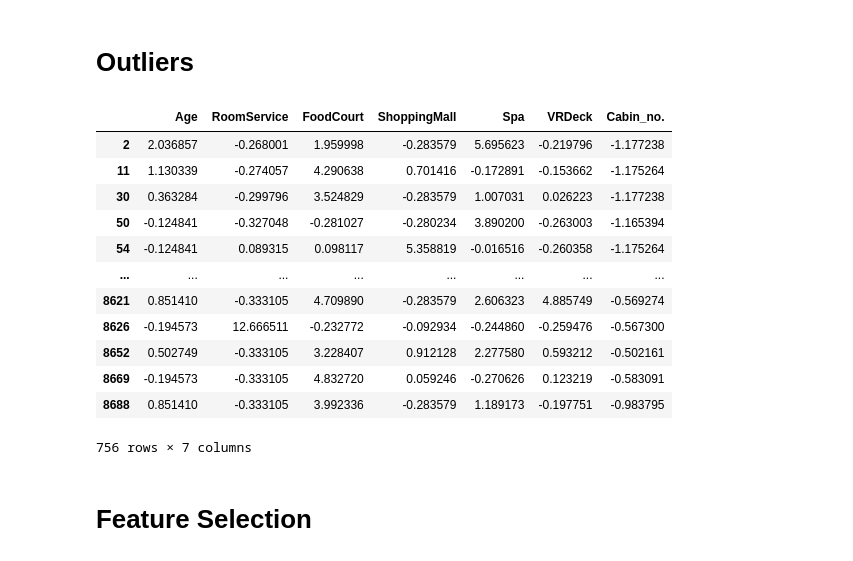
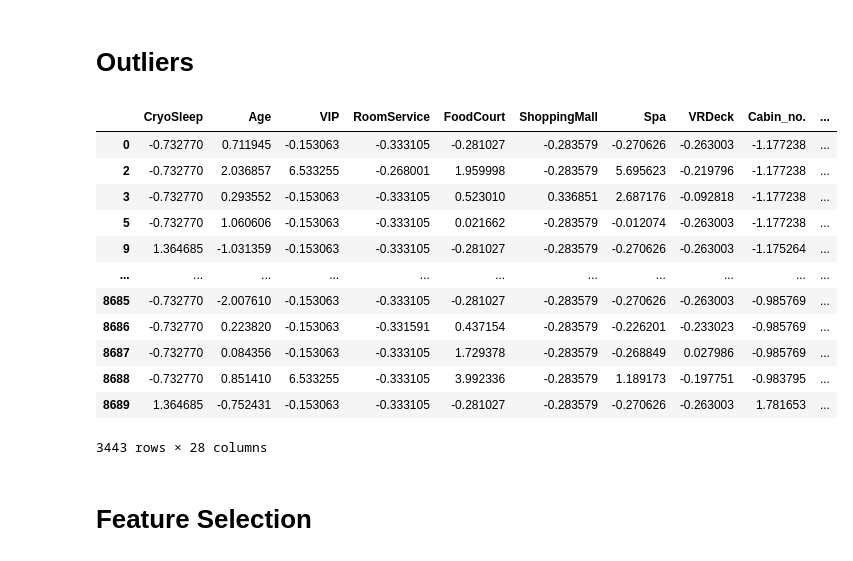
Before and after one commit to taaha/Classification-Spaceship-Titanic, a Jupyter notebook: classification-spaceship-titanic.ipynb, the cells around one changed output. Drawn from its saved outputs; the diff is of its cells as text; code cells hidden in the pictures.

```diff
--- a/classification-spaceship-titanic.ipynb
+++ b/classification-spaceship-titanic.ipynb
@@ -318,0 +340,4 @@ dtype: int64
+# %%
+data['Passenger_group'] = pd.to_numeric(data['Passenger_group'])
+data['Passennger_no._in_group'] = pd.to_numeric(data['Passennger_no._in_group'])
+data.head()
@@ -318,0 +351,16 @@ dtype: int64
+# %%
+temp=data.drop(['Transported', 'firstname', 'last_name'], axis=1)
+
+print("columns before one hot encoding", data.shape[1])
+temp=pd.get_dummies(temp)
+
+#dummies_frame = pd.get_dummies(X_data)
+#X_submit=X_submit.reindex(columns = dummies_frame.columns, fill_value=0)
+#X_test=pd.get_dummies(X_test)
+
+conc = pd.concat([temp, data[['firstname', 'last_name', 'Transported']]], axis="columns")
+print("columns after one hot encoding", conc.shape[1])
+
+data = conc
+#conc.columns
+data.head()
@@ -321,26 +399,26 @@ dtype: int64
 # %%
 from scipy.stats import zscore
 
-numerics = ['int16', 'int32', 'int64', 'float16', 'float32', 'float64']
+numerics = ['int16', 'int32', 'int64', 'float16', 'float32', 'float64', 'bool', 'uint8']
 
 temp = data.select_dtypes(include=numerics)
 temp=temp.apply(zscore)
 
 temp[(abs(temp) > 3).any(axis=1)]
 # %% [output]
-|  | Age | RoomService | FoodCourt | ShoppingMall | Spa | VRDeck | Cabin_no. |
-| 2 | 2.036857 | -0.268001 | 1.959998 | -0.283579 | 5.695623 | -0.219796 | -1.177238 |
-| 11 | 1.130339 | -0.274057 | 4.290638 | 0.701416 | -0.172891 | -0.153662 | -1.175264 |
-| 30 | 0.363284 | -0.299796 | 3.524829 | -0.283579 | 1.007031 | 0.026223 | -1.177238 |
-| 50 | -0.124841 | -0.327048 | -0.281027 | -0.280234 | 3.890200 | -0.263003 | -1.165394 |
-| 54 | -0.124841 | 0.089315 | 0.098117 | 5.358819 | -0.016516 | -0.260358 | -1.175264 |
-| ... | ... | ... | ... | ... | ... | ... | ... |
-| 8621 | 0.851410 | -0.333105 | 4.709890 | -0.283579 | 2.606323 | 4.885749 | -0.569274 |
-| 8626 | -0.194573 | 12.666511 | -0.232772 | -0.092934 | -0.244860 | -0.259476 | -0.567300 |
-| 8652 | 0.502749 | -0.333105 | 3.228407 | 0.912128 | 2.277580 | 0.593212 | -0.502161 |
-| 8669 | -0.194573 | -0.333105 | 4.832720 | 0.059246 | -0.270626 | 0.123219 | -0.583091 |
-| 8688 | 0.851410 | -0.333105 | 3.992336 | -0.283579 | 1.189173 | -0.197751 | -0.983795 |
+|  | CryoSleep | Age | VIP | RoomService | FoodCourt | ShoppingMall | Spa | VRDeck | Cabin_no. | ... |
+| 0 | -0.732770 | 0.711945 | -0.153063 | -0.333105 | -0.281027 | -0.283579 | -0.270626 | -0.263003 | -1.177238 | ... |
+| 2 | -0.732770 | 2.036857 | 6.533255 | -0.268001 | 1.959998 | -0.283579 | 5.695623 | -0.219796 | -1.177238 | ... |
+| 3 | -0.732770 | 0.293552 | -0.153063 | -0.333105 | 0.523010 | 0.336851 | 2.687176 | -0.092818 | -1.177238 | ... |
+| 5 | -0.732770 | 1.060606 | -0.153063 | -0.333105 | 0.021662 | -0.283579 | -0.012074 | -0.263003 | -1.177238 | ... |
+| 9 | 1.364685 | -1.031359 | -0.153063 | -0.333105 | -0.281027 | -0.283579 | -0.270626 | -0.263003 | -1.175264 | ... |
+| ... | ... | ... | ... | ... | ... | ... | ... | ... | ... | ... |
+| 8685 | -0.732770 | -2.007610 | -0.153063 | -0.333105 | -0.281027 | -0.283579 | -0.270626 | -0.263003 | -0.985769 | ... |
+| 8686 | -0.732770 | 0.223820 | -0.153063 | -0.331591 | 0.437154 | -0.283579 | -0.226201 | -0.233023 | -0.985769 | ... |
+| 8687 | -0.732770 | 0.084356 | -0.153063 | -0.333105 | 1.729378 | -0.283579 | -0.268849 | 0.027986 | -0.985769 | ... |
+| 8688 | -0.732770 | 0.851410 | 6.533255 | -0.333105 | 3.992336 | -0.283579 | 1.189173 | -0.197751 | -0.983795 | ... |
+| 8689 | 1.364685 | -0.752431 | -0.153063 | -0.333105 | -0.281027 | -0.283579 | -0.270626 | -0.263003 | 1.781653 | ... |
-756 rows × 7 columns
+3443 rows × 28 columns
 # %% [markdown]
 # Feature Selection
 # %%
```
Also changed, not shown: parts of 12 cells of this notebook.
